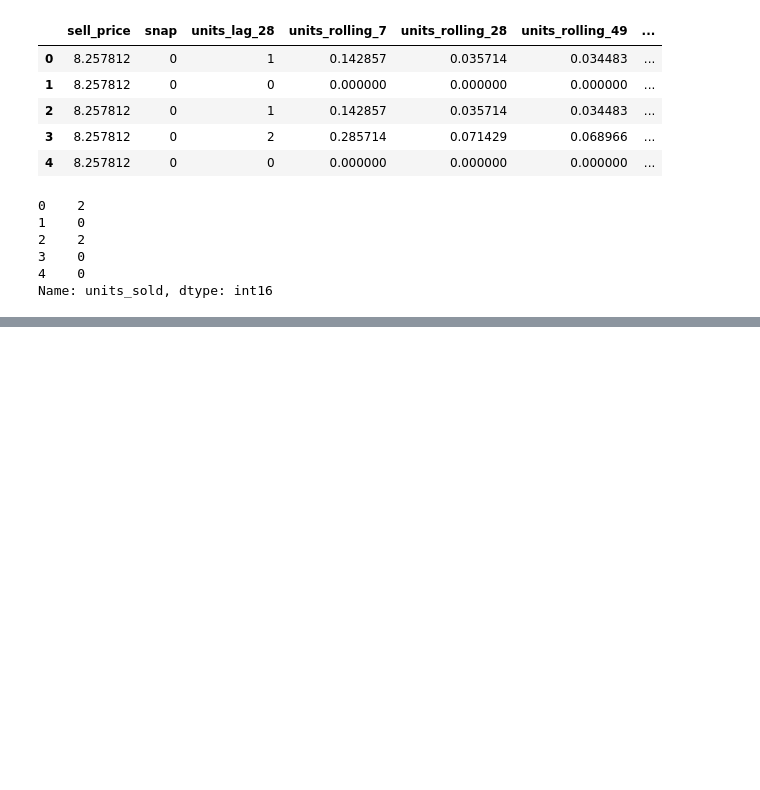
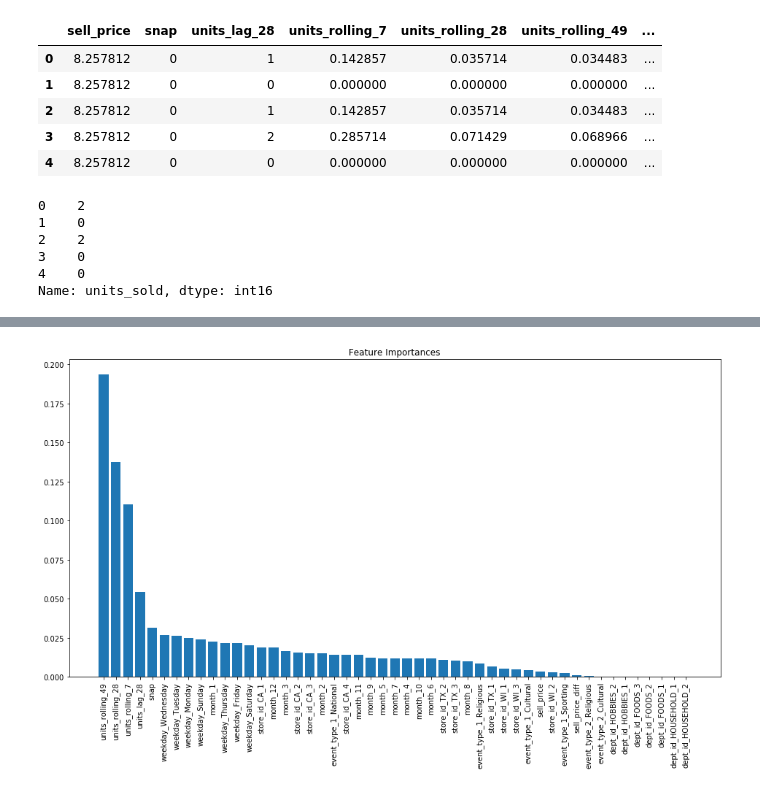
Before and after one commit to atabas/M5-Forecasting-Accuracy, a Jupyter notebook: 2-FeatureEngineering.ipynb, the cells around one changed output, grey strips where cells are left out. Saved outputs shown, nothing was run; the diff lists cells and outputs as text; code cells hidden in the pictures; blank space fills up the shorter version.

Commit message:
feature importances so far + try random forest

```diff
--- a/2-FeatureEngineering.ipynb
+++ b/2-FeatureEngineering.ipynb
@@ -542,0 +546,3 @@ Name: units_sold, dtype: int16
+# %%
+regr = RandomForestRegressor(random_state=0)
+regr.fit(first_product_train_x, first_product_train_y)
@@ -542,0 +556,3 @@ Name: units_sold, dtype: int16
+# %%
+sorted_feature_importance_indices = np.argsort(regr.feature_importances_)[::-1]
+print(sorted_feature_importance_indices)
@@ -542,0 +563,3 @@ Name: units_sold, dtype: int16
+# %%
+feature_cols = first_product_train_x.columns.to_list()
+feature_cols
@@ -542,0 +584,3 @@ Name: units_sold, dtype: int16
+# %%
+ordered_feature_importances = [feature_cols[i] for i in sorted_feature_importance_indices]
+ordered_feature_importances
@@ -542,0 +605,8 @@ Name: units_sold, dtype: int16
+# %%
+plt.figure(figsize=(16,8))
+plt.title("Feature Importances")
+plt.bar(range(first_product_train_x.shape[1]), regr.feature_importances_[sorted_feature_importance_indices])
+plt.xticks(range(first_product_train_x.shape[1]), ordered_feature_importances, rotation=90)
+plt.show()
+# %% [output]
+[figure, added]
```
Also changed, not shown: parts of 13 cells of this notebook.
